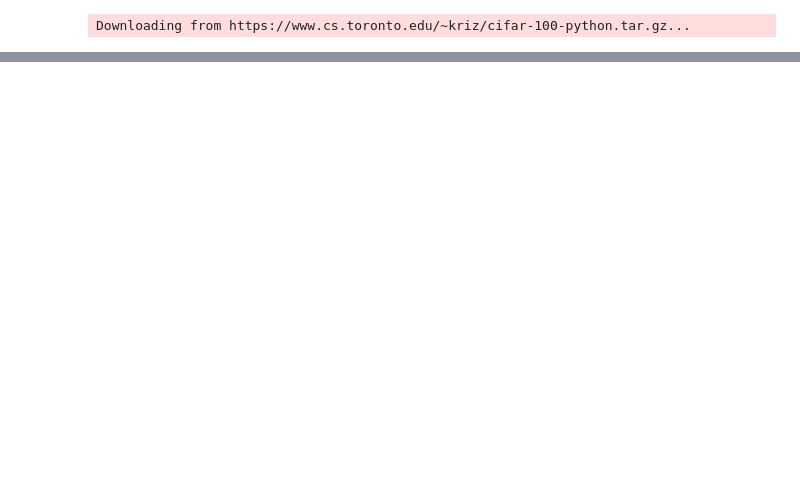
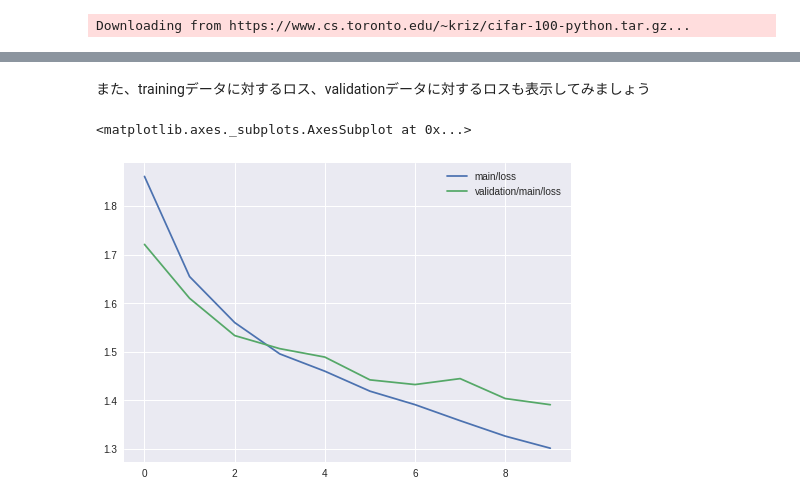
Before and after one commit to chainer-community/chainer-colab-notebook, a Jupyter notebook: hands_on_ja/chainer/chainer_tutorial_book.ipynb, the cells around one changed output, grey strips where cells are left out. Cells and saved outputs as stored; diff of their text form; code cells hidden in the pictures; blank space fills up the shorter version.

```diff
--- a/hands_on_ja/chainer/chainer_tutorial_book.ipynb
+++ b/hands_on_ja/chainer/chainer_tutorial_book.ipynb
@@ -2315,0 +2329,12 @@ this epoch [..................................................]  0.00%
+# %% [markdown]
+また、trainingデータに対するロス、validationデータに対するロスも表示してみましょう
+# %%
+import pandas as pd
+import json
+with open('/tmp/result/log') as f:
+    logs = json.load(f)
+    results = pd.DataFrame(logs)
+results[['main/loss', 'validation/main/loss']].plot()
+# %% [output]
+<matplotlib.axes._subplots.AxesSubplot at 0x...>
+[figure, added]
```
Also changed, not shown: parts of 30 cells of this notebook.
